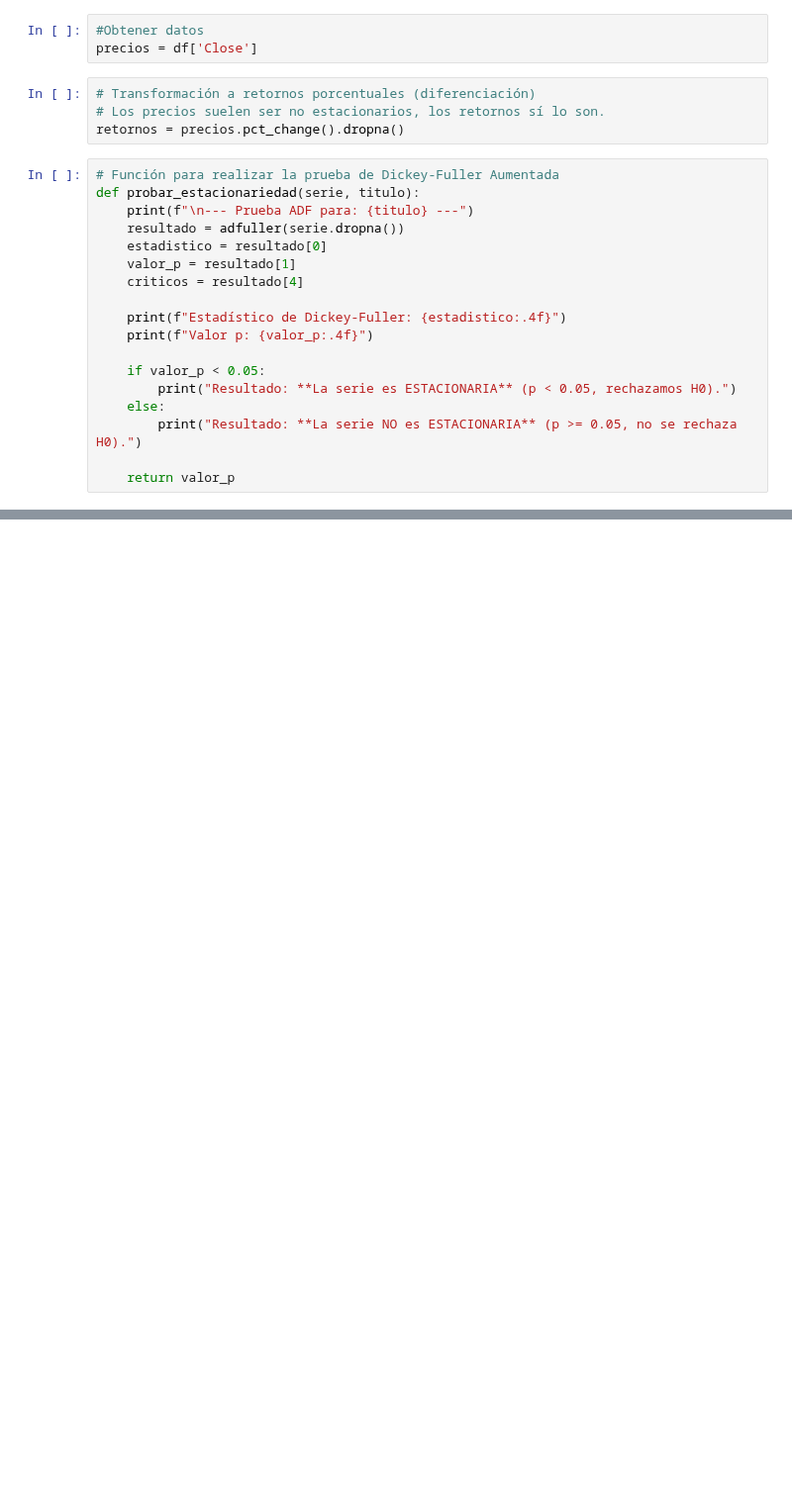
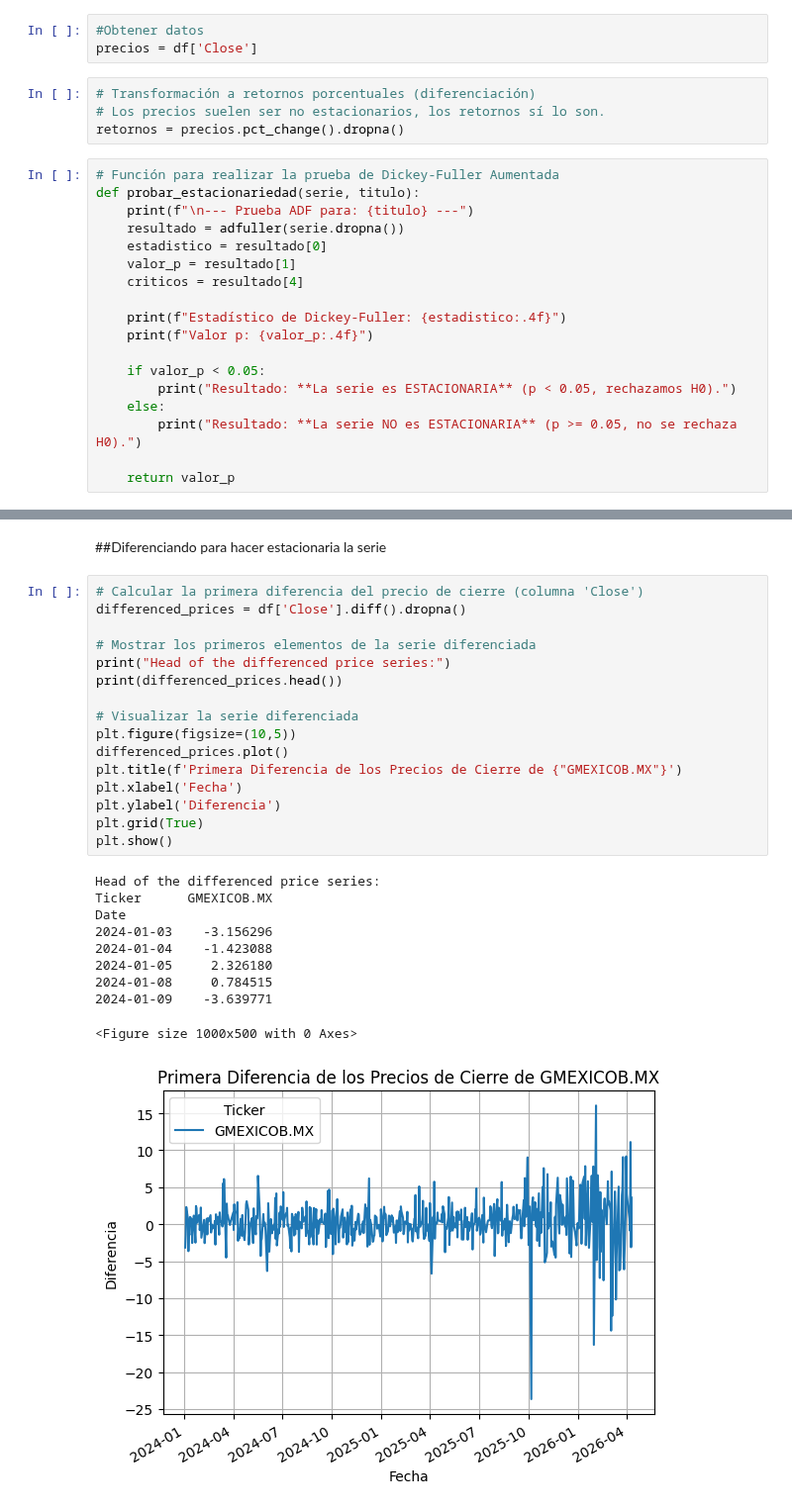
Before and after one commit to MartaPCastillo/Tesis, a Jupyter notebook: Tendencia.ipynb, the cells around one changed output, grey strips where cells are left out. Shown at 99% size. Saved outputs shown, nothing was run; the diff lists cells and outputs as text; blank space fills up the shorter version.

```diff
--- a/Tendencia.ipynb
+++ b/Tendencia.ipynb
@@ -118,0 +121,29 @@ plt.show()
+# %% [markdown]
+##Diferenciando para hacer estacionaria la serie
+# %%
+# Calcular la primera diferencia del precio de cierre (columna 'Close')
+differenced_prices = df['Close'].diff().dropna()
+
+# Mostrar los primeros elementos de la serie diferenciada
+print("Head of the differenced price series:")
+print(differenced_prices.head())
+
+# Visualizar la serie diferenciada
+plt.figure(figsize=(10,5))
+differenced_prices.plot()
+plt.title(f'Primera Diferencia de los Precios de Cierre de {"GMEXICOB.MX"}')
+plt.xlabel('Fecha')
+plt.ylabel('Diferencia')
+plt.grid(True)
+plt.show()
+# %% [output]
+Head of the differenced price series:
+Ticker      GMEXICOB.MX
+Date
+2024-01-03    -3.156296
+2024-01-04    -1.423088
+2024-01-05     2.326180
+2024-01-08     0.784515
+2024-01-09    -3.639771
+<Figure size 1000x500 with 0 Axes>
+[figure, added]
```
Also changed, not shown: parts of 9 cells of this notebook.
